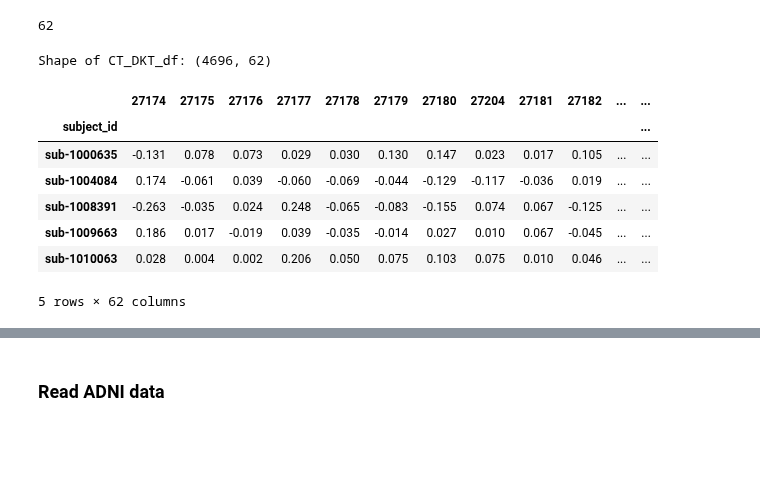
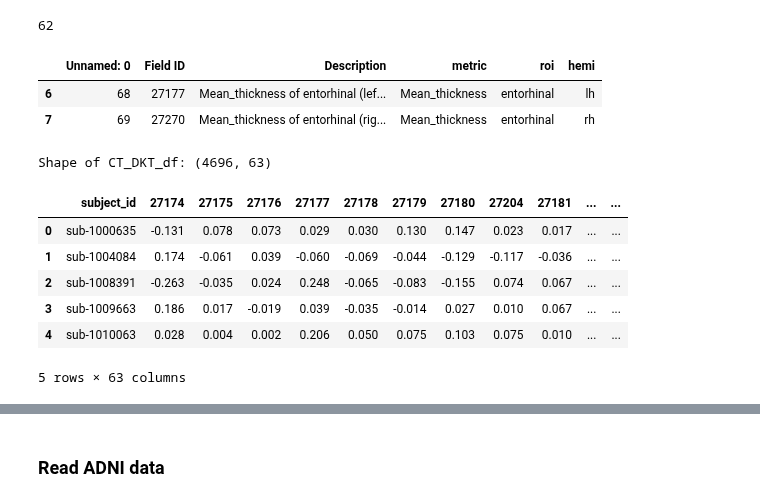
Before and after one commit to nikhil153/brain-diff, a Jupyter notebook: notebooks/9_freesurfer_stats.ipynb, the cells around one changed output, grey strips where cells are left out. Cells and saved outputs as stored; diff of their text form; code cells hidden in the pictures; blank space fills up the shorter version.

```diff
--- a/notebooks/9_freesurfer_stats.ipynb
+++ b/notebooks/9_freesurfer_stats.ipynb
@@ -34,46 +34,53 @@ DKT_fields_df = pd.read_csv(ukbb_dkt_ct_fields)
 DKT_fields_sorted = list(DKT_fields_df.sort_values(["hemi","roi"])["Field ID"].astype(str).values)
 # %% [output]
 62
+# %%
+# DKT_fields_df[DKT_fields_df["Field ID"]==27177]
+DKT_fields_df[DKT_fields_df["roi"]=="entorhinal"]
+# %% [output]
+|  | Unnamed: 0 | Field ID | Description | metric | roi | hemi |
+| 6 | 68 | 27177 | Mean_thickness of entorhinal (lef... | Mean_thickness | entorhinal | lh |
+| 7 | 69 | 27270 | Mean_thickness of entorhinal (rig... | Mean_thickness | entorhinal | rh |
 # %%
 proc_subset_list = ["pre_ohbm","post_ohbm","nov_2022"]
 ses_list = ["ses-2","ses-3"]
 
 CT_DKT_df = pd.DataFrame()
 for proc_subset in proc_subset_list:
     for ses in ses_list:
         if (proc_subset == "post_ohbm") & (ses == "ses-3"):
             ses3_batch_list = ["ohbm_train_subjects_1-800","ohbm_train_subjects_801-1749"]
             for ses3_batch in ses3_batch_list:
                 DKT_csv = f"{ukbb_freesurfer_agg_dir}/{proc_subset}/{ses}/{ses3_batch}/DKTatlas_average_thickness.csv"
                 df = pd.read_csv(DKT_csv)
                 df["session"] = ses
                 # df["proc_subset"] = proc_subset
                 CT_DKT_df = CT_DKT_df.append(df)
         else:
             DKT_csv = f"{ukbb_freesurfer_agg_dir}/{proc_subset}/{ses}/DKTatlas_average_thickness.csv"
             df = pd.read_csv(DKT_csv)
             df["session"] = ses
             # df["proc_subset"] = proc_subset
             CT_DKT_df = CT_DKT_df.append(df)
 
 CT_DKT_df = CT_DKT_df.set_index("subject_id")
 CT_DKT_ses_2_df = CT_DKT_df[CT_DKT_df["session"]=="ses-2"][DKT_fields_sorted]
 CT_DKT_ses_3_df = CT_DKT_df[CT_DKT_df["session"]=="ses-3"][DKT_fields_sorted]
 
 # Diff = BL - FU
 CT_diff_df = CT_DKT_ses_2_df - CT_DKT_ses_3_df
+CT_diff_df = CT_diff_df.reset_index()
 print(f"Shape of CT_DKT_df: {CT_diff_df.shape}")
 CT_diff_df.head()
 # %% [output]
-Shape of CT_DKT_df: (4696, 62)
+Shape of CT_DKT_df: (4696, 63)
-|  | 27174 | 27175 | 27176 | 27177 | 27178 | 27179 | 27180 | 27204 | 27181 | 27182 | ... | ... |
-| subject_id |  |  |  |  |  |  |  |  |  |  |  | ... |
-| sub-1000635 | -0.131 | 0.078 | 0.073 | 0.029 | 0.030 | 0.130 | 0.147 | 0.023 | 0.017 | 0.105 | ... | ... |
-| sub-1004084 | 0.174 | -0.061 | 0.039 | -0.060 | -0.069 | -0.044 | -0.129 | -0.117 | -0.036 | 0.019 | ... | ... |
-| sub-1008391 | -0.263 | -0.035 | 0.024 | 0.248 | -0.065 | -0.083 | -0.155 | 0.074 | 0.067 | -0.125 | ... | ... |
-| sub-1009663 | 0.186 | 0.017 | -0.019 | 0.039 | -0.035 | -0.014 | 0.027 | 0.010 | 0.067 | -0.045 | ... | ... |
-| sub-1010063 | 0.028 | 0.004 | 0.002 | 0.206 | 0.050 | 0.075 | 0.103 | 0.075 | 0.010 | 0.046 | ... | ... |
+|  | subject_id | 27174 | 27175 | 27176 | 27177 | 27178 | 27179 | 27180 | 27204 | 27181 | ... | ... |
+| 0 | sub-1000635 | -0.131 | 0.078 | 0.073 | 0.029 | 0.030 | 0.130 | 0.147 | 0.023 | 0.017 | ... | ... |
+| 1 | sub-1004084 | 0.174 | -0.061 | 0.039 | -0.060 | -0.069 | -0.044 | -0.129 | -0.117 | -0.036 | ... | ... |
+| 2 | sub-1008391 | -0.263 | -0.035 | 0.024 | 0.248 | -0.065 | -0.083 | -0.155 | 0.074 | 0.067 | ... | ... |
+| 3 | sub-1009663 | 0.186 | 0.017 | -0.019 | 0.039 | -0.035 | -0.014 | 0.027 | 0.010 | 0.067 | ... | ... |
+| 4 | sub-1010063 | 0.028 | 0.004 | 0.002 | 0.206 | 0.050 | 0.075 | 0.103 | 0.075 | 0.010 | ... | ... |
-5 rows × 62 columns
+5 rows × 63 columns
 # %%
 CT_diff_df_melt = CT_diff_df.melt(
     id_vars=["subject_id"],
```
Also changed, not shown: parts of 1 cell of this notebook, 2 other files.
